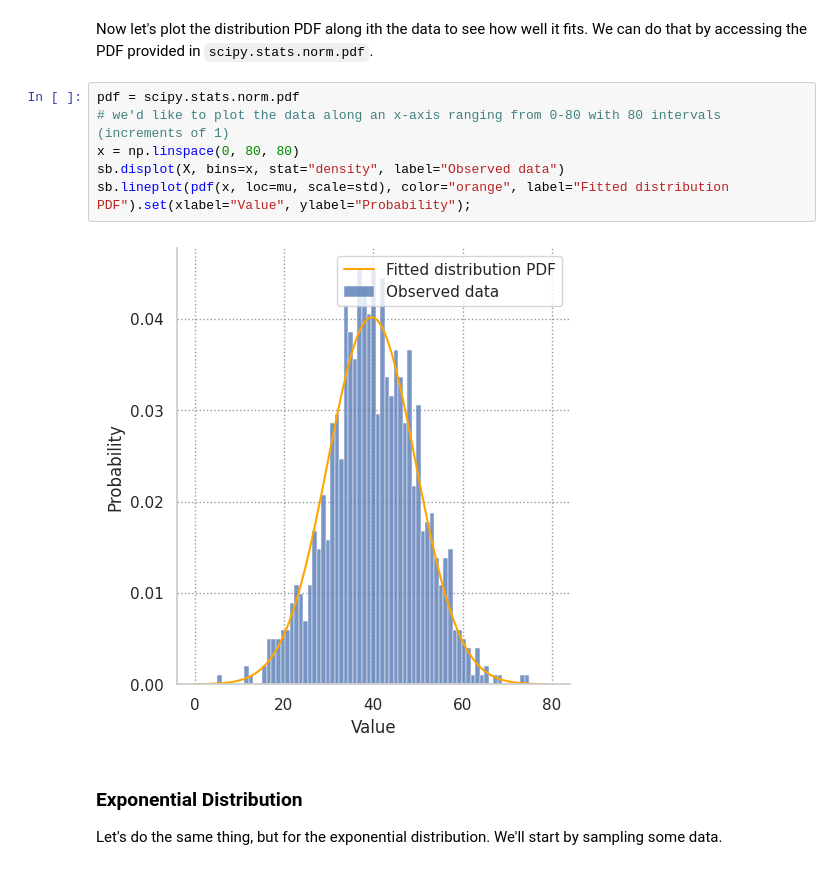
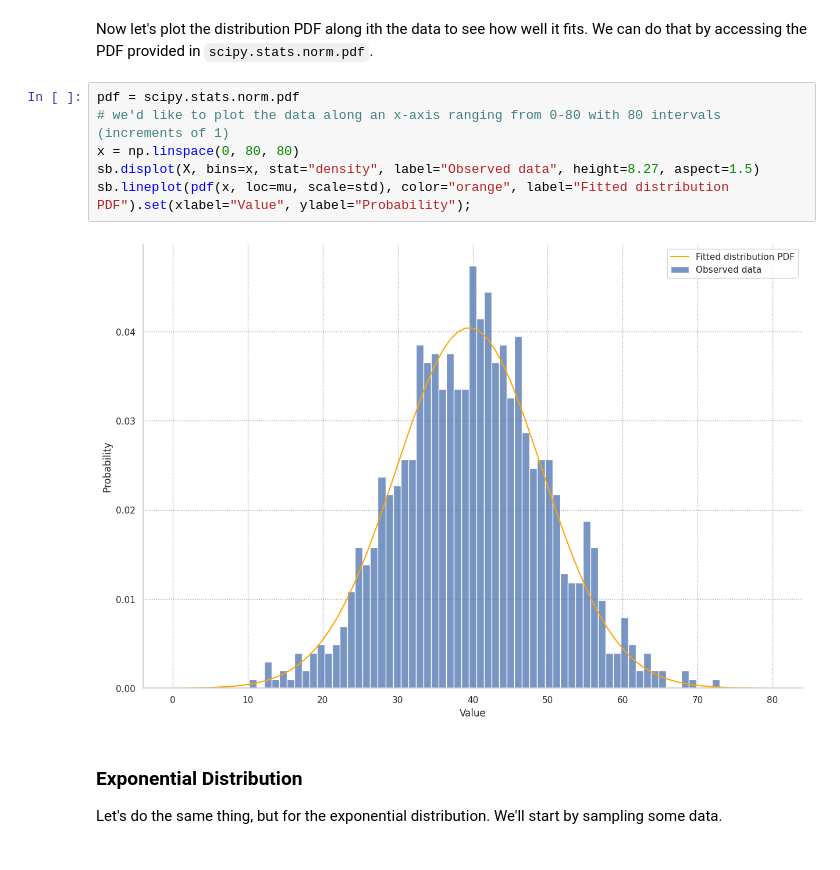
Before and after one commit to v3natio/quantopian_lectures, a Jupyter notebook: quantopian_lectures/13QLS_Maximum-Likelihood-Estimation.ipynb, the cells around one changed output. Drawn from its saved outputs; the diff is of its cells as text.

```diff
--- a/quantopian_lectures/13QLS_Maximum-Likelihood-Estimation.ipynb
+++ b/quantopian_lectures/13QLS_Maximum-Likelihood-Estimation.ipynb
@@ -79,11 +79,11 @@ Now let's plot the distribution PDF along ith the data to see how well it fits.
 # %%
 pdf = scipy.stats.norm.pdf
 # we'd like to plot the data along an x-axis ranging from 0-80 with 80 intervals (increments of 1)
 x = np.linspace(0, 80, 80)
-sb.displot(X, bins=x, stat="density", label="Observed data")
+sb.displot(X, bins=x, stat="density", label="Observed data", height=8.27, aspect=1.5)
 sb.lineplot(pdf(x, loc=mu, scale=std), color="orange", label="Fitted distribution PDF").set(xlabel="Value", ylabel="Probability");
 # %% [output]
-[figure, old version]
+[figure, new version]
 # %% [markdown]
 ### Exponential Distribution
 
```
Also changed, not shown: parts of 8 cells of this notebook, 10 other files.
